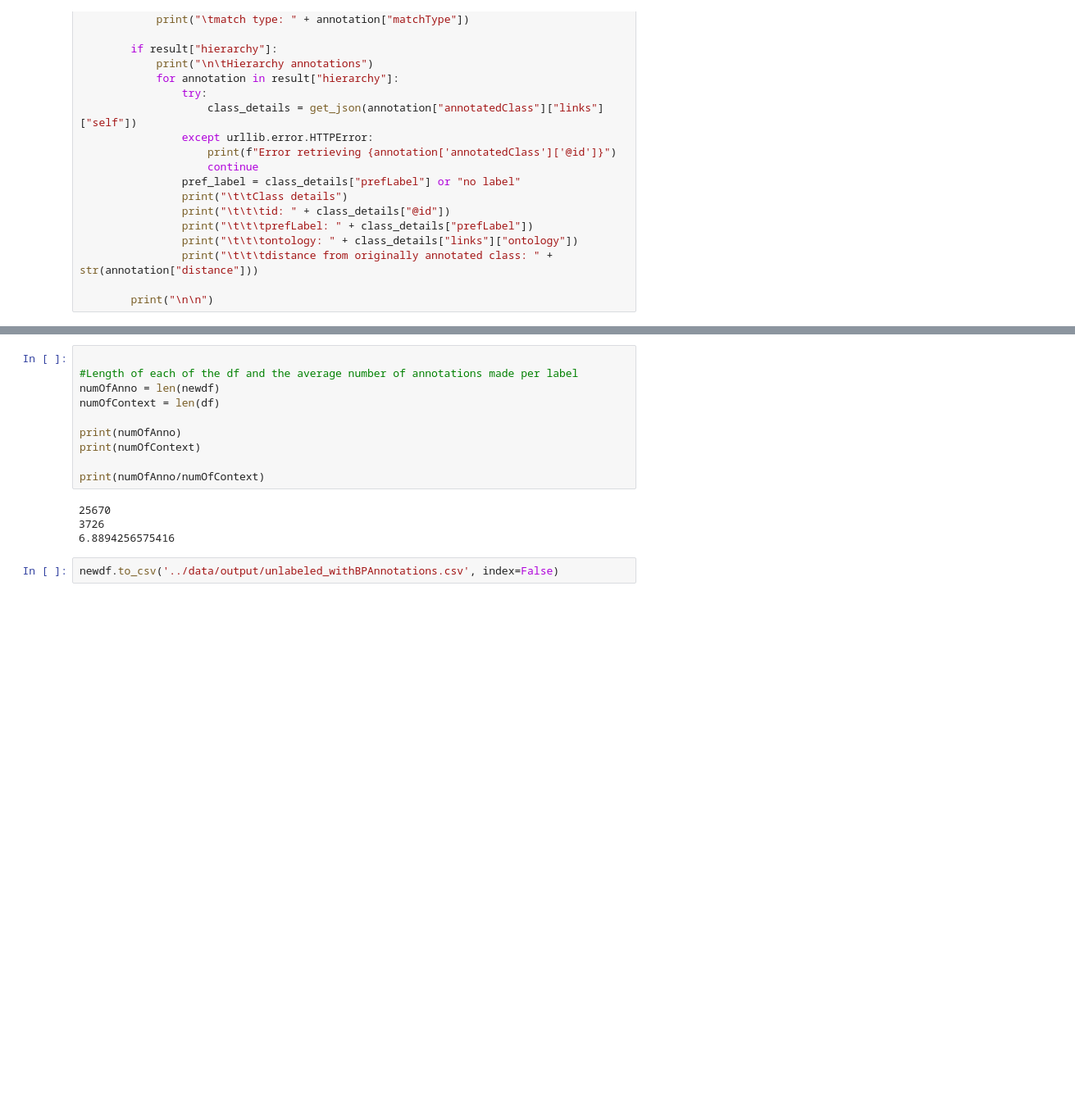
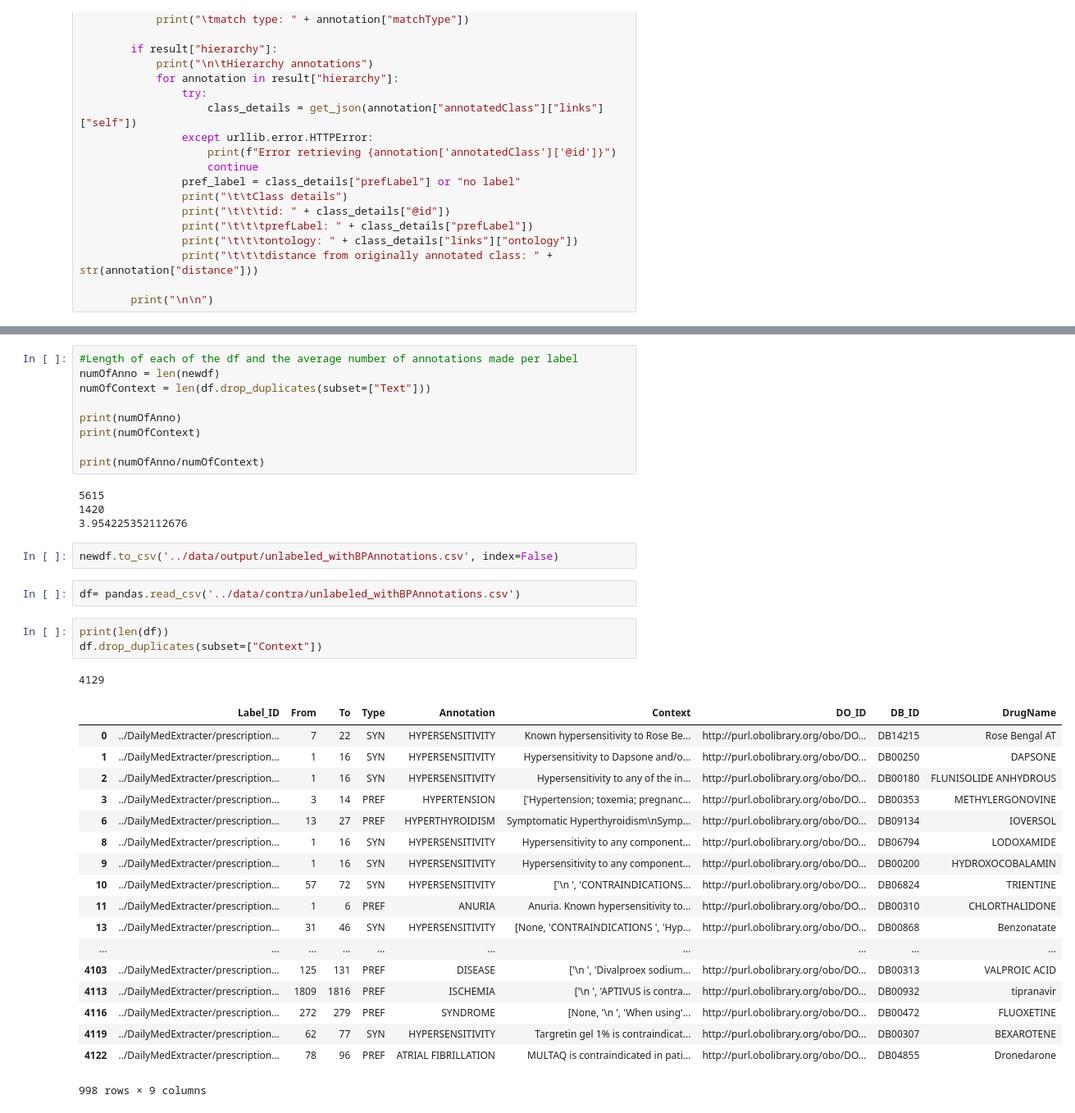
Before and after one commit to MaastrichtU-IDS/OptimAL, a Jupyter notebook: notebooks/BPAnnotator.ipynb, the cells around one changed output, grey strips where cells are left out. Shown at 82% size. Saved outputs shown, nothing was run; the diff lists cells and outputs as text; blank space fills up the shorter version.

```diff
--- a/notebooks/BPAnnotator.ipynb
+++ b/notebooks/BPAnnotator.ipynb
@@ -151,16 +146,40 @@ newdf.head()
 # %%
-
 #Length of each of the df and the average number of annotations made per label
 numOfAnno = len(newdf)
-numOfContext = len(df)
+numOfContext = len(df.drop_duplicates(subset=["Text"]))
 
 print(numOfAnno)
 print(numOfContext)
 
 print(numOfAnno/numOfContext)
 # %% [output]
-25670
-3726
-6.8894256575416
+5615
+1420
+3.954225352112676
 # %%
 newdf.to_csv('../data/output/unlabeled_withBPAnnotations.csv', index=False)
+# %%
+df= pandas.read_csv('../data/contra/unlabeled_withBPAnnotations.csv')
+# %%
+print(len(df))
+df.drop_duplicates(subset=["Context"])
+# %% [output]
+4129
+|  | Label_ID | From | To | Type | Annotation | Context | DO_ID | DB_ID | DrugName |
+| 0 | ../DailyMedExtracter/prescription... | 7 | 22 | SYN | HYPERSENSITIVITY | Known hypersensitivity to Rose Be... | http://purl.obolibrary.org/obo/DO... | DB14215 | Rose Bengal AT |
+| 1 | ../DailyMedExtracter/prescription... | 1 | 16 | SYN | HYPERSENSITIVITY | Hypersensitivity to Dapsone and/o... | http://purl.obolibrary.org/obo/DO... | DB00250 | DAPSONE |
+| 2 | ../DailyMedExtracter/prescription... | 1 | 16 | SYN | HYPERSENSITIVITY | Hypersensitivity to any of the in... | http://purl.obolibrary.org/obo/DO... | DB00180 | FLUNISOLIDE ANHYDROUS |
+| 3 | ../DailyMedExtracter/prescription... | 3 | 14 | PREF | HYPERTENSION | ['Hypertension; toxemia; pregnanc... | http://purl.obolibrary.org/obo/DO... | DB00353 | METHYLERGONOVINE |
+| 6 | ../DailyMedExtracter/prescription... | 13 | 27 | PREF | HYPERTHYROIDISM | Symptomatic Hyperthyroidism\nSymp... | http://purl.obolibrary.org/obo/DO... | DB09134 | IOVERSOL |
+| 8 | ../DailyMedExtracter/prescription... | 1 | 16 | SYN | HYPERSENSITIVITY | Hypersensitivity to any component... | http://purl.obolibrary.org/obo/DO... | DB06794 | LODOXAMIDE |
+| 9 | ../DailyMedExtracter/prescription... | 1 | 16 | SYN | HYPERSENSITIVITY | Hypersensitivity to any component... | http://purl.obolibrary.org/obo/DO... | DB00200 | HYDROXOCOBALAMIN |
+| 10 | ../DailyMedExtracter/prescription... | 57 | 72 | SYN | HYPERSENSITIVITY | ['\n ', 'CONTRAINDICATIONS... | http://purl.obolibrary.org/obo/DO... | DB06824 | TRIENTINE |
+| 11 | ../DailyMedExtracter/prescription... | 1 | 6 | PREF | ANURIA | Anuria. Known hypersensitivity to... | http://purl.obolibrary.org/obo/DO... | DB00310 | CHLORTHALIDONE |
+| 13 | ../DailyMedExtracter/prescription... | 31 | 46 | SYN | HYPERSENSITIVITY | [None, 'CONTRAINDICATIONS ', 'Hyp... | http://purl.obolibrary.org/obo/DO... | DB00868 | Benzonatate |
+| ... | ... | ... | ... | ... | ... | ... | ... | ... | ... |
+| 4103 | ../DailyMedExtracter/prescription... | 125 | 131 | PREF | DISEASE | ['\n ', 'Divalproex sodium... | http://purl.obolibrary.org/obo/DO... | DB00313 | VALPROIC ACID |
+| 4113 | ../DailyMedExtracter/prescription... | 1809 | 1816 | PREF | ISCHEMIA | ['\n ', 'APTIVUS is contra... | http://purl.obolibrary.org/obo/DO... | DB00932 | tipranavir |
+| 4116 | ../DailyMedExtracter/prescription... | 272 | 279 | PREF | SYNDROME | [None, '\n ', 'When using'... | http://purl.obolibrary.org/obo/DO... | DB00472 | FLUOXETINE |
+| 4119 | ../DailyMedExtracter/prescription... | 62 | 77 | SYN | HYPERSENSITIVITY | Targretin gel 1% is contraindicat... | http://purl.obolibrary.org/obo/DO... | DB00307 | BEXAROTENE |
+| 4122 | ../DailyMedExtracter/prescription... | 78 | 96 | PREF | ATRIAL FIBRILLATION | MULTAQ is contraindicated in pati... | http://purl.obolibrary.org/obo/DO... | DB04855 | Dronedarone |
+998 rows × 9 columns
```
Also changed, not shown: parts of 4 cells of this notebook, 14 other files.
